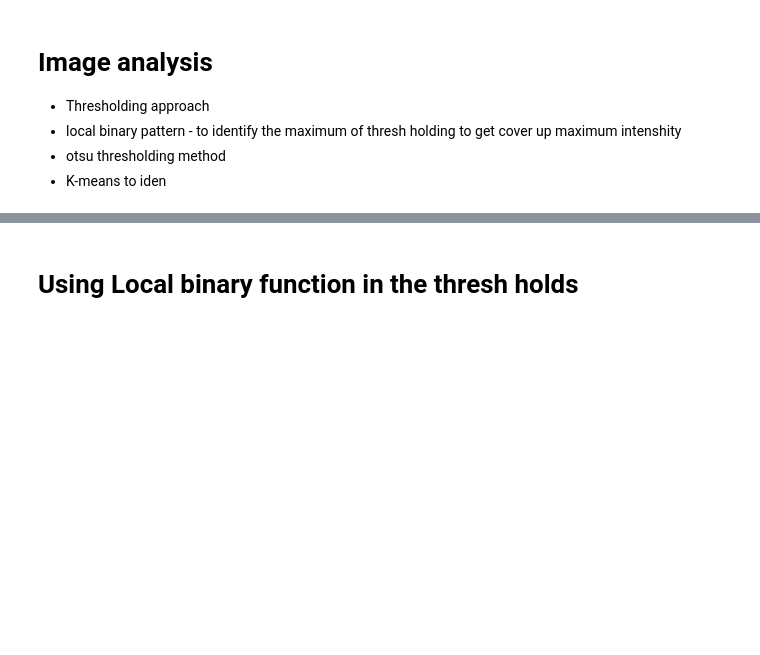
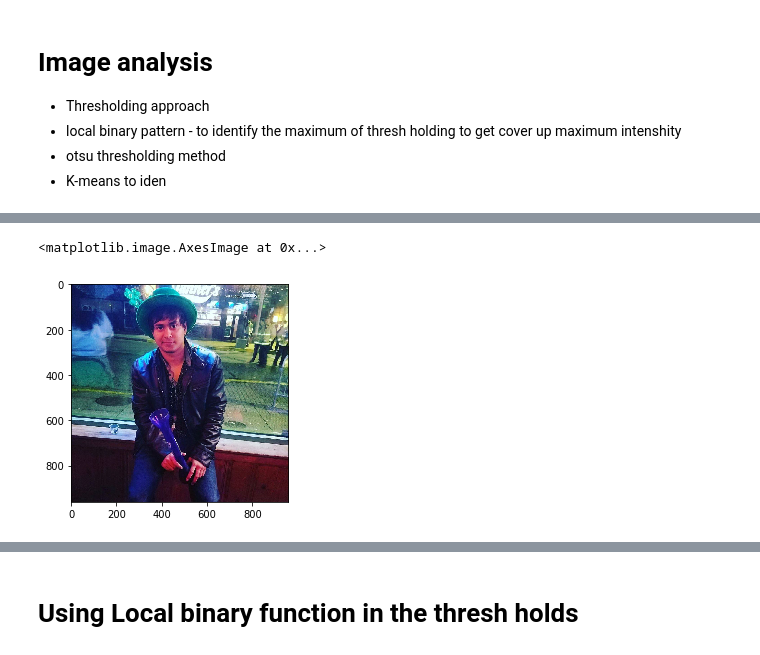
Before and after one commit to dishan3x/Lbp_Object_identification, a Jupyter notebook: localBinaryApproach.ipynb, the cells around one changed output, grey strips where cells are left out. Cells and saved outputs as stored; diff of their text form; code cells hidden in the pictures; blank space fills up the shorter version.

```diff
--- a/localBinaryApproach.ipynb
+++ b/localBinaryApproach.ipynb
@@ -53,8 +57,16 @@ import numpy as np
 from matplotlib import pyplot as plt
 # %%
 # arrange imags
-image_url = 'canopyPics/ginipig.JPG'
+directory = 'canopyPics/'
+image_url =  directory +'ginipig.JPG'
+image_url =  directory + 'squre.png'
+image_url =  directroy + 'bluegray.png'
+image_url =  directroy + 'dishan.jpg'
 image     = io.imread(image_url)
+plt.imshow(image)
+# %% [output]
+<matplotlib.image.AxesImage at 0x...>
+[figure, added]
 # %%
 # Get pixel values
 def getPixel(img, center, x, y):
```
Also changed, not shown: parts of 21 cells of this notebook, 18 other files.
